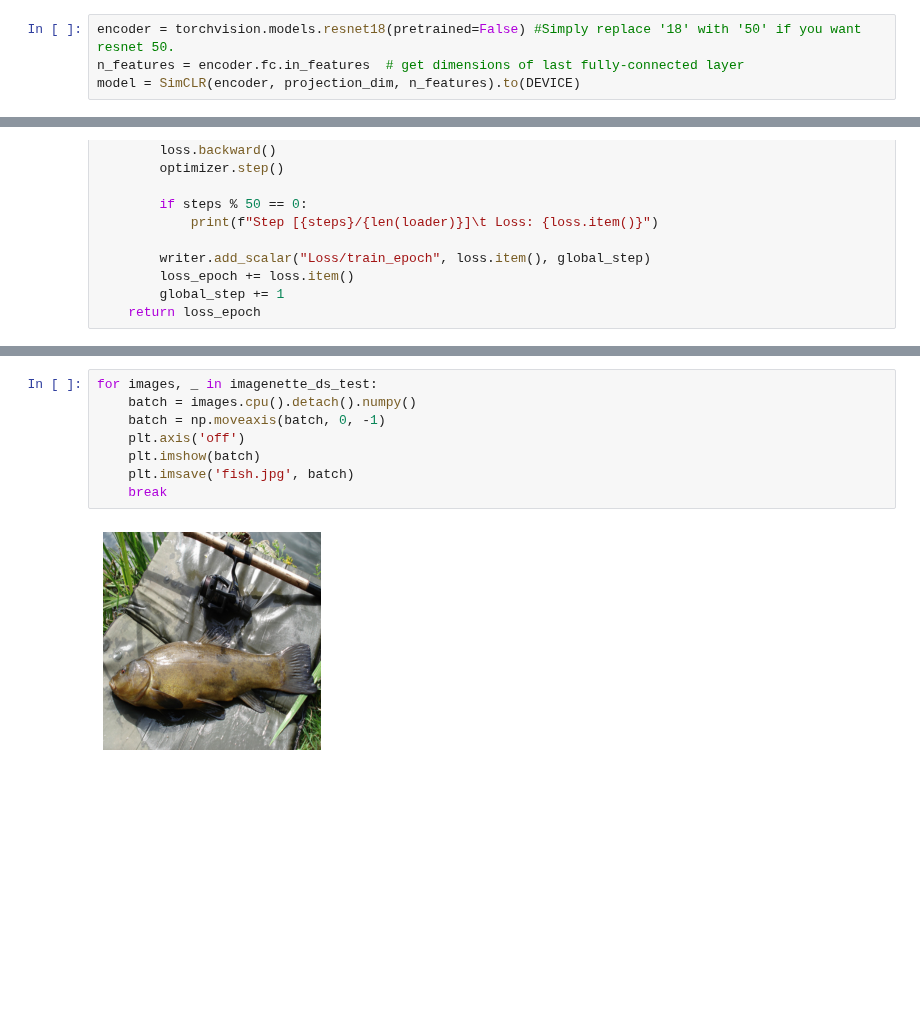
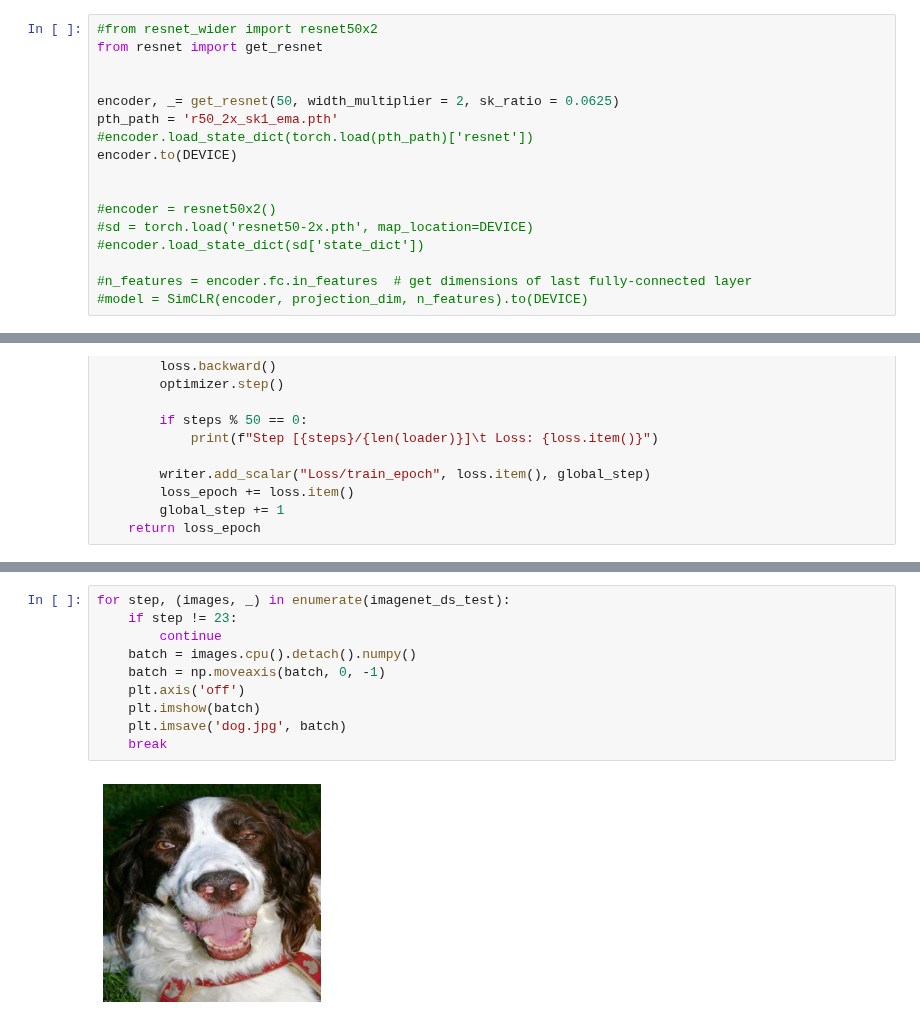
Before and after one commit to mona251/Intriguing-Properties-of-Contrastive-Losses, a Jupyter notebook: simclr.ipynb, the cells around one changed output, grey strips where cells are left out. Cells and saved outputs as stored; diff of their text form; blank space fills up the shorter version.

```diff
--- a/simclr.ipynb
+++ b/simclr.ipynb
@@ -184,4 +183,17 @@ tim_testloader = torch.utils.data.DataLoader(
 # %%
-encoder = torchvision.models.resnet18(pretrained=False) #Simply replace '18' with '50' if you want resnet 50.
-n_features = encoder.fc.in_features  # get dimensions of last fully-connected layer
-model = SimCLR(encoder, projection_dim, n_features).to(DEVICE)
+#from resnet_wider import resnet50x2
+from resnet import get_resnet
+
+
+encoder, _= get_resnet(50, width_multiplier = 2, sk_ratio = 0.0625)
+pth_path = 'r50_2x_sk1_ema.pth'
+#encoder.load_state_dict(torch.load(pth_path)['resnet'])
+encoder.to(DEVICE)
+
+
+#encoder = resnet50x2()
+#sd = torch.load('resnet50-2x.pth', map_location=DEVICE)
+#encoder.load_state_dict(sd['state_dict'])
+
+#n_features = encoder.fc.in_features  # get dimensions of last fully-connected layer
+#model = SimCLR(encoder, projection_dim, n_features).to(DEVICE)
@@ -487,11 +367,13 @@ def test(loader, simclr_model, logmodel, criterion, optimizer):
 # %%
-for images, _ in imagenette_ds_test:
+for step, (images, _) in enumerate(imagenet_ds_test):
+    if step != 23:
+        continue
     batch = images.cpu().detach().numpy()
     batch = np.moveaxis(batch, 0, -1)
     plt.axis('off')
     plt.imshow(batch)
-    plt.imsave('fish.jpg', batch)
+    plt.imsave('dog.jpg', batch)
     break
 # %% [output]
-[figure, old version]
+[figure, new version]
 # %%
```
Also changed, not shown: parts of 18 cells of this notebook.
